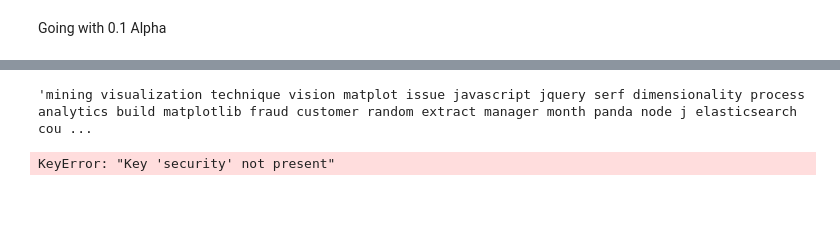
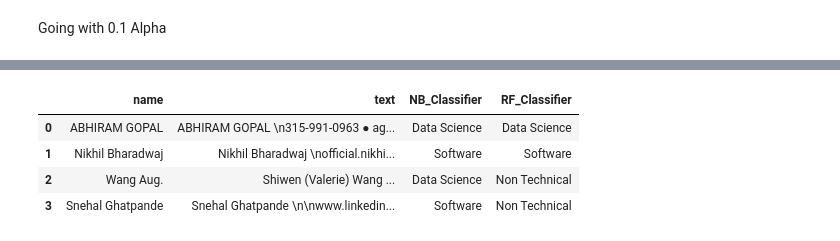
Before and after one commit to AbhiramGopal/ResumeParser, a Jupyter notebook: NLPRecommender.ipynb, the cells around one changed output, grey strips where cells are left out. Cells and saved outputs as stored; diff of their text form; code cells hidden in the pictures; blank space fills up the shorter version.

```diff
--- a/NLPRecommender.ipynb
+++ b/NLPRecommender.ipynb
@@ -436,17 +398,0 @@ recommend('Data Science')
-# %%
-documents[0]
-# %% [output]
-'mining visualization technique vision matplot issue javascript jquery serf dimensionality process analytics build matplotlib fraud customer random extract manager month panda node j elasticsearch cou ...
-# %%
-# build vocabularya and train model
-import gensim
-model = gensim.models.Word2Vec(
-    documents,
-    #size=150,
-    window=10,
-    min_count=2,
-    workers=10)
-    #iter=10)
-model.wv.most_similar(positive = ["security"])
-# %% [output]
-KeyError: "Key 'security' not present"
@@ -452,0 +401,17 @@ KeyError: "Key 'security' not present"
+# %%
+X = vectorizer.transform(testdocuments).toarray()
+X = tfidfconverter.transform(X).toarray()
+
+test_df = pyres_df[['name','major','text']]
+#Naive Bayes CLassifier
+test_df["NB_Classifier"] = nb_classifier.predict(X)
+
+#Random Forest Classifier
+test_df["RF_Classifier"] = classifier.predict(X)
+test_df.head()
+# %% [output]
+|  | name | text | NB_Classifier | RF_Classifier |
+| 0 | ABHIRAM GOPAL | ABHIRAM GOPAL \n315-991-0963 ● ag... | Data Science | Data Science |
+| 1 | Nikhil Bharadwaj | Nikhil Bharadwaj \nofficial.nikhi... | Software | Software |
+| 2 | Wang Aug. | Shiwen (Valerie) Wang ... | Data Science | Non Technical |
+| 3 | Snehal Ghatpande | Snehal Ghatpande \n\nwww.linkedin... | Software | Non Technical |
```
Also changed, not shown: parts of 17 cells of this notebook, 2 other files.
